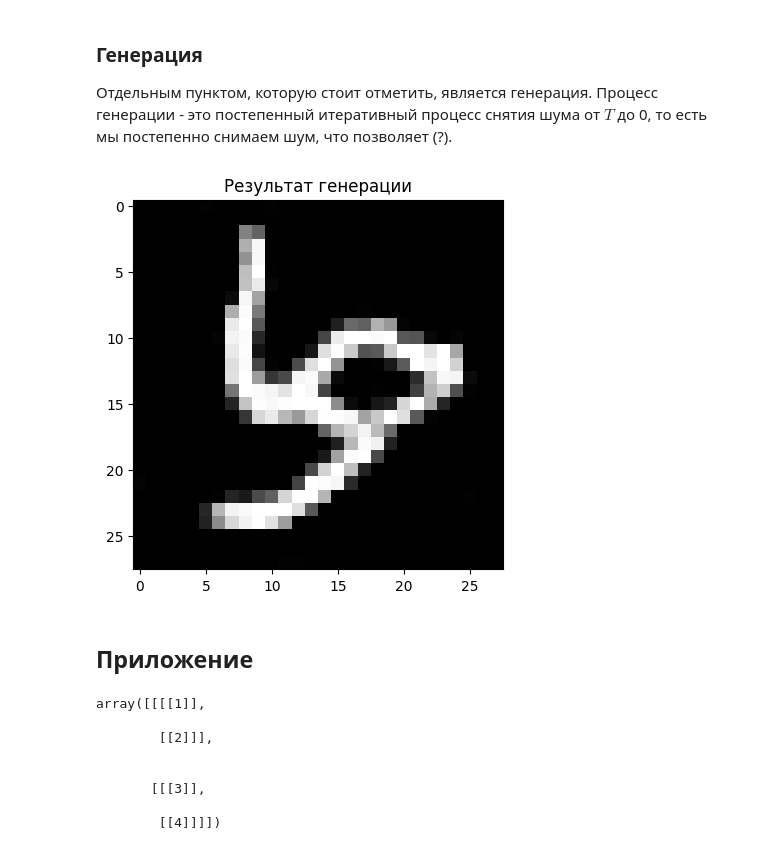
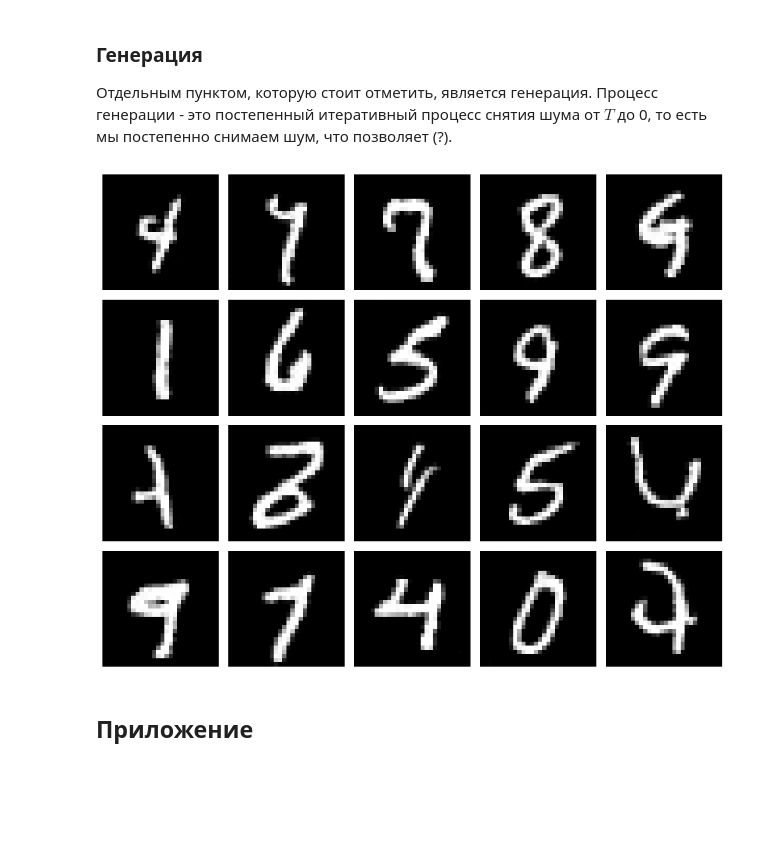
Before and after one commit to panikkuo/undergraduate-thesis, a Jupyter notebook: Обучение_диффузионкам/main.ipynb, the cells around one changed output. Cells and saved outputs as stored; diff of their text form; code cells hidden in the pictures; blank space fills up the shorter version.

Commit message:
end of easyiest part of diffusion models

```diff
--- a/Обучение_диффузионкам/main.ipynb
+++ b/Обучение_диффузионкам/main.ipynb
@@ -75,7 +75,7 @@ $x_t = \sqrt{1-\beta_t}x_{t-1} + \sqrt{\beta_t}\varepsilon$
 
 Для начала поймем, что вся работа идет с тензорами - это многомерный прямоуголник с элементами \[n, m, k, h]. Тензор который юзается будет выглядеть в виде \[Батч, Количество каналов, Размер по H, размер по W]. Таким образом, любой входной элемент для функций будет иметь именно такой вид
 # %%
-timesteps = 300
+timesteps = 1000
 beta_start = 0.0001
 beta_end = 0.02
 betas = torch.linspace(beta_start, beta_end, timesteps)
@@ -245,7 +245,7 @@ for epoch in range(epochs):
     for batch in train_loader:
         x0 = batch[0].to(device)
 
-        t = torch.randint(0, 300, (x0.shape[0],), device=device)
+        t = torch.randint(0, timesteps, (x0.shape[0],), device=device)
         real_noise = torch.randn_like(x0).to(device)
 
         xt = q_sample(x0, t, alphas_cumprod_tensor, real_noise)
@@ -258,6 +258,7 @@ for epoch in range(epochs):
         loss.backward()
         optimizer.step()
         epoch_loss += loss.item()
+    torch.cuda.synchronize()
     print(f'Эпоха {epoch}: Loss MSE: {epoch_loss / len(train_loader)}')
     # epoch_losses[epoch] = epoch_loss / len(train_loader)
     # show_epoch_loss(epoch_losses, epochs)
@@ -274,48 +293,33 @@ coeff = (1 - alphas) / torch.sqrt(1 - alphas_cumprod)
 @torch.no_grad()
 def generate_digit(model):
     model.eval()
-    img = torch.randn((1, 1, 28, 28), device=device)
+    img = torch.randn((20, 1, 28, 28), device=device)
 
-    for t_idx in reversed(range(300)):
+    for t_idx in reversed(range(timesteps)):
         t_tensor = torch.tensor([t_idx], device=device)
 
-        # Модель предсказывает, какой шум сейчас в картинке
         pred_noise = model(img, t_tensor)
-
-        # Вычитаем предсказанный шум из текущей картинки по формуле
         img = sqrt_inv_alphas[t_idx] * (img - coeff[t_idx] * pred_noise)
 
-        # Добавляем немного случайности (Langevin dynamics),
-        # это помогает не скатываться в "среднее" изображение
         if t_idx > 0:
             z = torch.randn_like(img)
             img = img + torch.sqrt(betas[t_idx]) * z
 
-    # Приводим из [-1, 1] обратно в [0, 1] для отрисовки
     img = (img.clamp(-1, 1) + 1) / 2
     return img.cpu().numpy().squeeze()
 # %%
-result = generate_digit(model)
+generated_imgs = generate_digit(model)
 
-plt.imshow(result, cmap='gray')
-plt.title("Результат генерации")
+fig, axs = plt.subplots(4, 5, figsize=(10, 8))
+axs = axs.flatten()
+
+for i, ax in enumerate(axs):
+    ax.imshow(generated_imgs[i], cmap='gray')
+    ax.axis('off')
+
+plt.tight_layout()
 plt.show()
 # %% [output]
-[figure, old version]
+[figure, new version]
 # %% [markdown]
 ## Приложение
-# %%
-import numpy as np
-t = np.array([[1, 2], [3, 4]])
-t_view = t.reshape(2, 2, 1, 1)
-
-t_view
-# %% [output]
-array([[[[1]],
-
-        [[2]]],
-
-
-       [[[3]],
-
-        [[4]]]])
```
Also changed, not shown: parts of 1 cell of this notebook.
